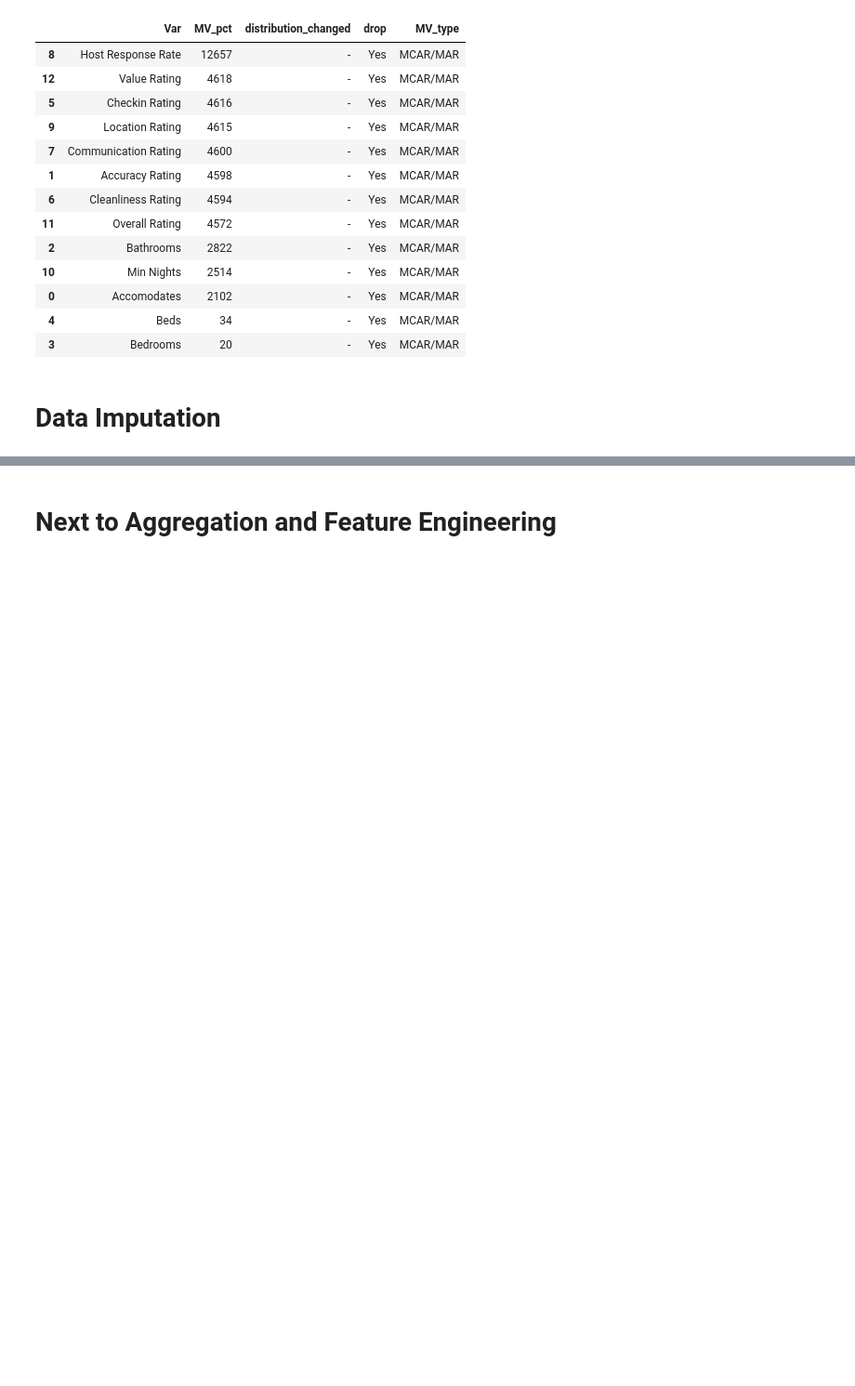
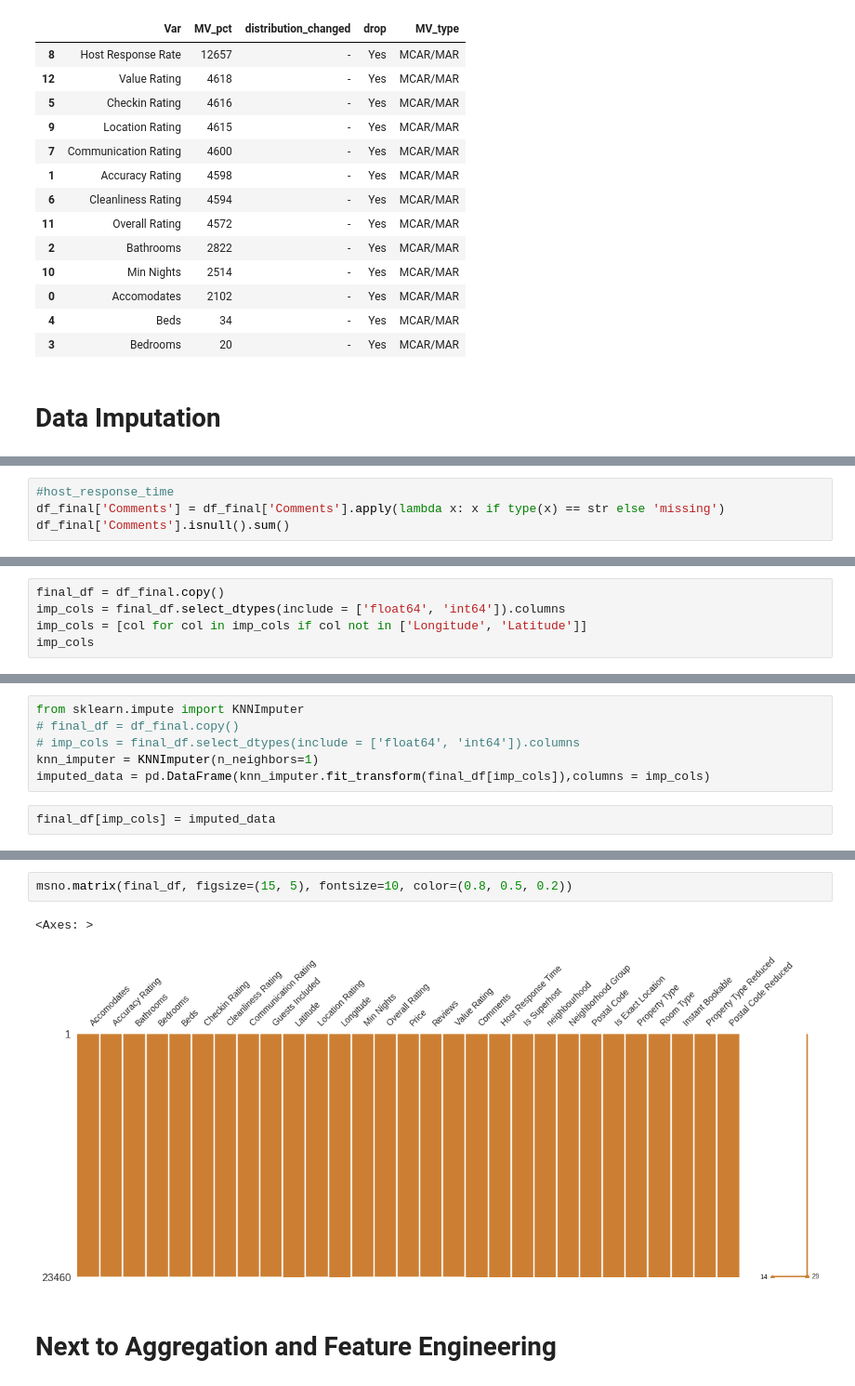
Before and after one commit to hajyhia/Airbnb_Berlin_Price_predic, a Jupyter notebook: Airbnb_Berlin_Price_Pedict_EDA2.ipynb, the cells around one changed output, grey strips where cells are left out. Shown at 93% size. Saved outputs shown, nothing was run; the diff lists cells and outputs as text; blank space fills up the shorter version.

```diff
--- a/Airbnb_Berlin_Price_Pedict_EDA2.ipynb
+++ b/Airbnb_Berlin_Price_Pedict_EDA2.ipynb
@@ -763,0 +805,4 @@ MV_df_final
+# %%
+#host_response_time
+df_final['Comments'] = df_final['Comments'].apply(lambda x: x if type(x) == str else 'missing')
+df_final['Comments'].isnull().sum()
@@ -763,0 +829,5 @@ MV_df_final
+# %%
+final_df = df_final.copy()
+imp_cols = final_df.select_dtypes(include = ['float64', 'int64']).columns
+imp_cols = [col for col in imp_cols if col not in ['Longitude', 'Latitude']]
+imp_cols
@@ -763,0 +858,8 @@ MV_df_final
+# %%
+from sklearn.impute import KNNImputer
+# final_df = df_final.copy()
+# imp_cols = final_df.select_dtypes(include = ['float64', 'int64']).columns
+knn_imputer = KNNImputer(n_neighbors=1)
+imputed_data = pd.DataFrame(knn_imputer.fit_transform(final_df[imp_cols]),columns = imp_cols)
+# %%
+final_df[imp_cols] = imputed_data
@@ -764,3 +897,8 @@ MV_df_final
+# %%
+msno.matrix(final_df, figsize=(15, 5), fontsize=10, color=(0.8, 0.5, 0.2))
+# %% [output]
+<Axes: >
+[figure, added]
 # %% [markdown]
 # Next to Aggregation and Feature Engineering
 # %%
```
Also changed, not shown: parts of 31 cells of this notebook.
